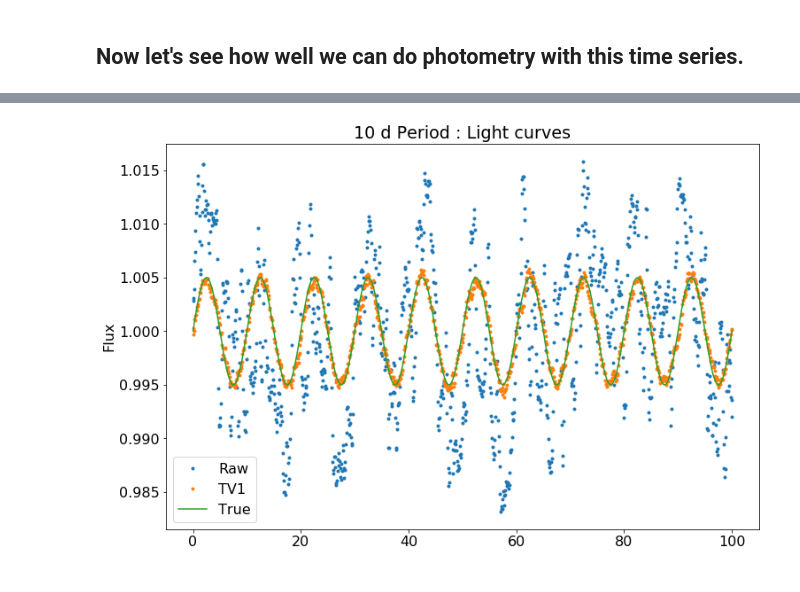
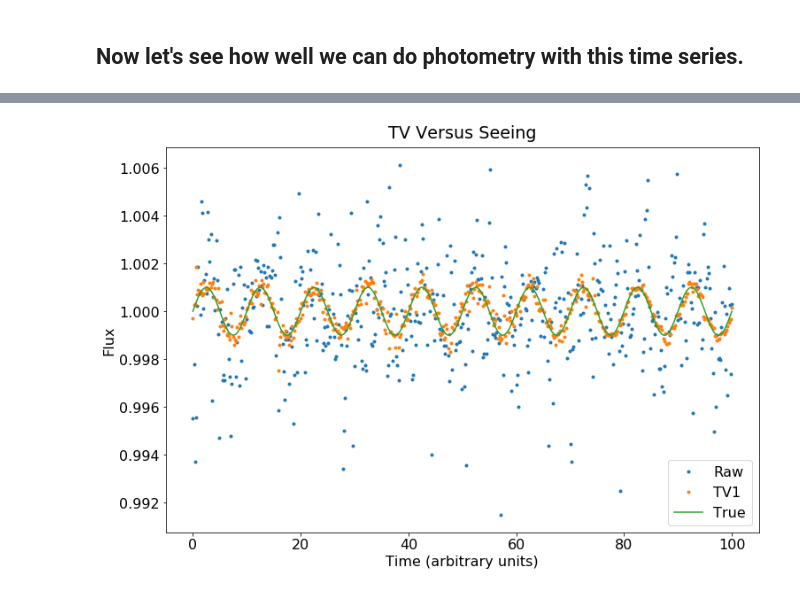
Before and after one commit to hvidy/halophot, a Jupyter notebook: notebooks/megascreen_test.ipynb, the cells around one changed output, grey strips where cells are left out. Saved outputs shown, nothing was run; the diff lists cells and outputs as text; code cells hidden in the pictures.

```diff
--- a/notebooks/megascreen_test.ipynb
+++ b/notebooks/megascreen_test.ipynb
@@ -178,7 +195,7 @@ Text(0.5,1,u'Downscale')
 period = 10.
 
 time = np.linspace(0,100,ncad)
-flux = 1 + 0.005*np.sin(2*np.pi*time/period)
+flux = 1 + 1000.e-6*np.sin(2*np.pi*time/period)
 
 plt.plot(time,flux)
 # %% [output]
@@ -187,12 +208,21 @@ plt.plot(time,flux)
 # %%
-newnx, newny = 16, 16
+newnx, newny = 32, 32
+newnx, newny = 16,16
 
-sensitivity = 1 - 0.05*np.random.rand(newnx,newny)
-tpf = sensitivity[:,:,np.newaxis] * flux * downscale_local_mean(psfs[nx/4:3*nx/4,nx/4:3*nx/4],(4,4,1))
+sensitivity = 1 - 0.1*np.random.rand(newnx,newny)
+# tpf = sensitivity[:,:,np.newaxis] * flux * downscale_local_mean(psfs[nx/4:3*nx/4,nx/4:3*nx/4],(4,4,1))
+tpf = sensitivity[:,:,np.newaxis] * flux * downscale_local_mean(psfs2,(8,8,1))
+
+# tpf_perfect = flux * downscale_local_mean(psfs[nx/4:3*nx/4,nx/4:3*nx/4,:],(4,4,1))
+tpf_perfect = flux * downscale_local_mean(psfs2,(8,8,1))
+
+pixelvectors_perfect = np.reshape(tpf_perfect,(newnx*newny,ncad))
 print tpf.shape
 pixelvectors = np.reshape(tpf,(newnx*newny,ncad))
 
 raw_lc = np.sum(pixelvectors,axis=0)
 raw_lc /= np.nanmedian(raw_lc)
+lc_perfect = np.sum(pixelvectors_perfect,axis=0)
+lc_perfect /= np.nanmedian(lc_perfect)
 plt.plot(time,raw_lc)
 # %% [output]
@@ -202,8 +236,10 @@ plt.plot(time,raw_lc)
 # %%
 def obj_1(weights):
-    flux = np.dot(weights.T,pixelvectors)
+    flux = np.dot(weights.T,pixelvectors[:,-128:])
     return diff_1(flux)/np.nanmedian(flux)
 # %%
+%%time
+
 cons = ({'type': 'eq', 'fun': lambda z: z.sum() - 1.})
 npix = newnx*newny
 bounds = (npix)*((0,1),)
@@ -214,7 +250,7 @@ w_init /= np.sum(w_init)
 
 res1 = optimize.minimize(obj_1, w_init, method='SLSQP', constraints=cons, bounds = bounds,
                         options={'disp': False})
-xbest_1 = res1['x']
+weights = res1['x']
 
-lc_opt_1 = np.dot(xbest_1.T,pixelvectors)
+lc_opt_1 = np.dot(weights.T,pixelvectors)
 lc_opt_1 /= np.nanmedian(lc_opt_1)
@@ -221,12 +260,14 @@ lc_opt_1 /= np.nanmedian(lc_opt_1)
 # %%
 plt.plot(time,raw_lc,'.',label='Raw')
 plt.plot(time,lc_opt_1,'.',label='TV1')
 plt.plot(time,flux/np.nanmedian(flux),'-',label='True')
-plt.ylabel('Time (d)')
+# plt.plot(time,lc_perfect,'-',label='No Errors')
+
+plt.xlabel('Time (arbitrary units)')
 plt.ylabel('Flux')
-plt.title(r'%.1d d Period : Light curves' % period)
+plt.title('TV Versus Seeing',y=1.01)
 plt.legend()
-# plt.savefig('period_%.0f_lc.png' % period)
+plt.savefig('tv_seeing.png')
 plt.show()
 # %% [output]
-[figure, old version]
+[figure, new version]
```
Also changed, not shown: parts of 25 cells of this notebook, 2 other files.
